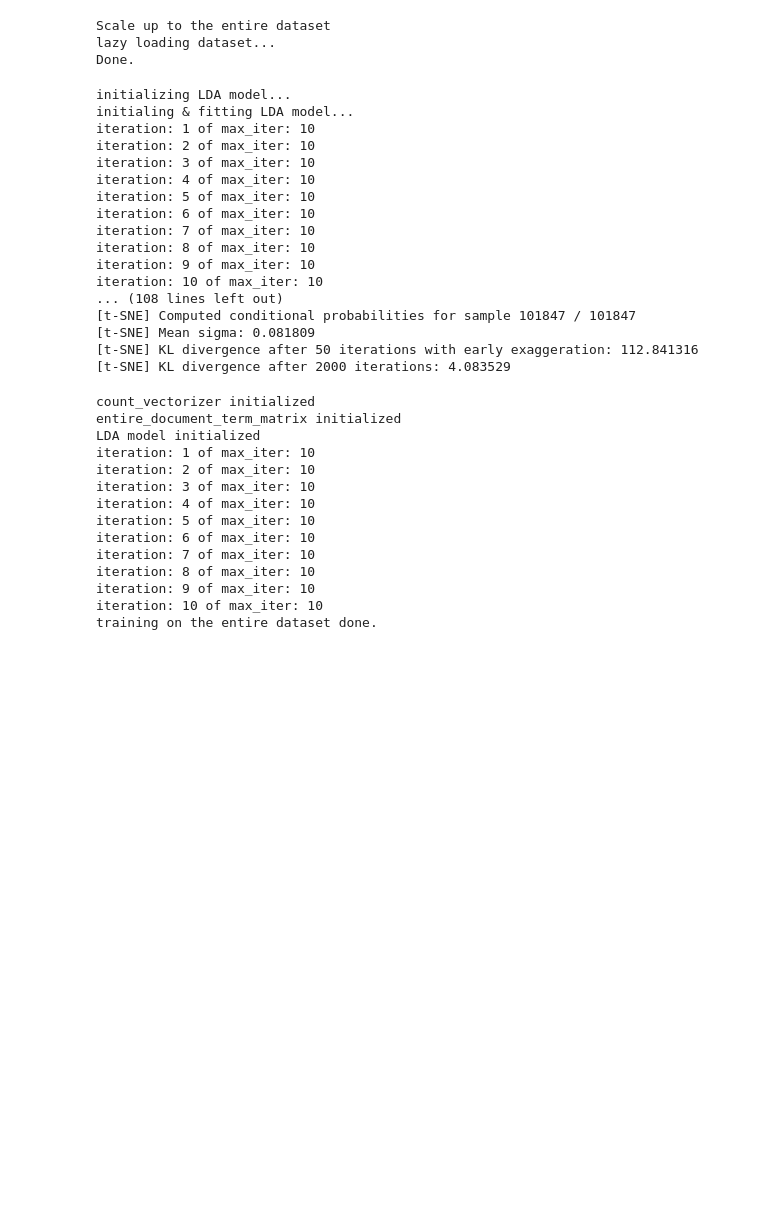
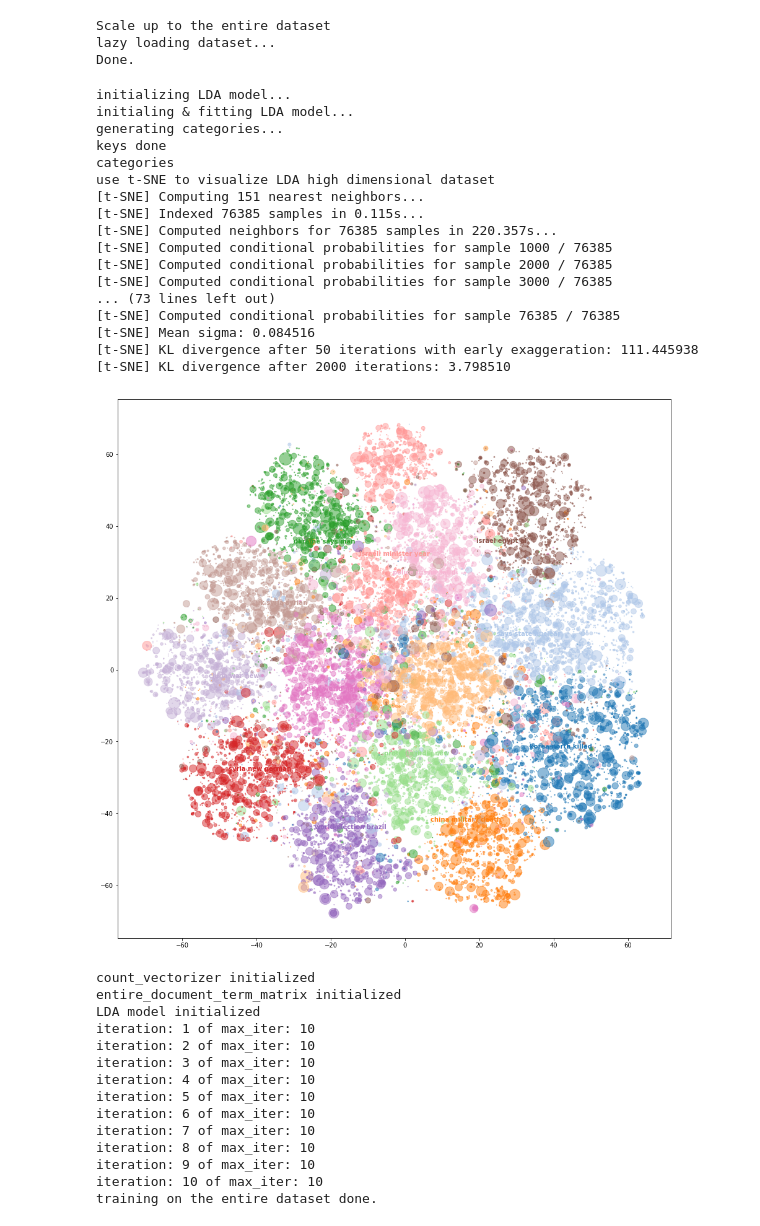
Before and after one commit to telenovelachuan/Eluvio_DS_Challenge, a Jupyter notebook: notebooks/topic_modeling.ipynb, the cells around one changed output. Drawn from its saved outputs; the diff is of its cells as text; code cells hidden in the pictures; blank space fills up the shorter version.

Commit message:
visualizing features using simple aggregation

```diff
--- a/notebooks/topic_modeling.ipynb
+++ b/notebooks/topic_modeling.ipynb
@@ -353,26 +353,27 @@ lazy loading dataset...
 Done.
 # %%
 print "initializing LDA model..."
-entire_lda_model = Topic_Model(entire_df, sample_rate=0.2, model_type='LDA', max_features=100000, learning_method='online', n_components=14, random_state=0, verbose=1)
+entire_lda_model = Topic_Model(entire_df, sample_rate=0.15, model_type='LDA', max_features=100000, learning_method='online', n_components=14, random_state=0, verbose=0)
 entire_lda_model.visualize_tnse_2_dimension(count_vectorizer_limited)
 # %% [output]
 initializing LDA model...
 initialing & fitting LDA model...
-iteration: 1 of max_iter: 10
-iteration: 2 of max_iter: 10
-iteration: 3 of max_iter: 10
-iteration: 4 of max_iter: 10
-iteration: 5 of max_iter: 10
-iteration: 6 of max_iter: 10
-iteration: 7 of max_iter: 10
-iteration: 8 of max_iter: 10
-iteration: 9 of max_iter: 10
-iteration: 10 of max_iter: 10
-... (108 lines left out)
-[t-SNE] Computed conditional probabilities for sample 101847 / 101847
-[t-SNE] Mean sigma: 0.081809
-[t-SNE] KL divergence after 50 iterations with early exaggeration: 112.841316
-[t-SNE] KL divergence after 2000 iterations: 4.083529
+generating categories...
+keys done
+categories
+use t-SNE to visualize LDA high dimensional dataset
+[t-SNE] Computing 151 nearest neighbors...
+[t-SNE] Indexed 76385 samples in 0.115s...
+[t-SNE] Computed neighbors for 76385 samples in 220.357s...
+[t-SNE] Computed conditional probabilities for sample 1000 / 76385
+[t-SNE] Computed conditional probabilities for sample 2000 / 76385
+[t-SNE] Computed conditional probabilities for sample 3000 / 76385
+... (73 lines left out)
+[t-SNE] Computed conditional probabilities for sample 76385 / 76385
+[t-SNE] Mean sigma: 0.084516
+[t-SNE] KL divergence after 50 iterations with early exaggeration: 111.445938
+[t-SNE] KL divergence after 2000 iterations: 3.798510
+[figure, added]
 # %%
 entire_count_vectorizer = CountVectorizer(stop_words='english', max_features=40000)
 print "count_vectorizer initialized"
```
Also changed, not shown: parts of 1 cell of this notebook, 3 other files.
